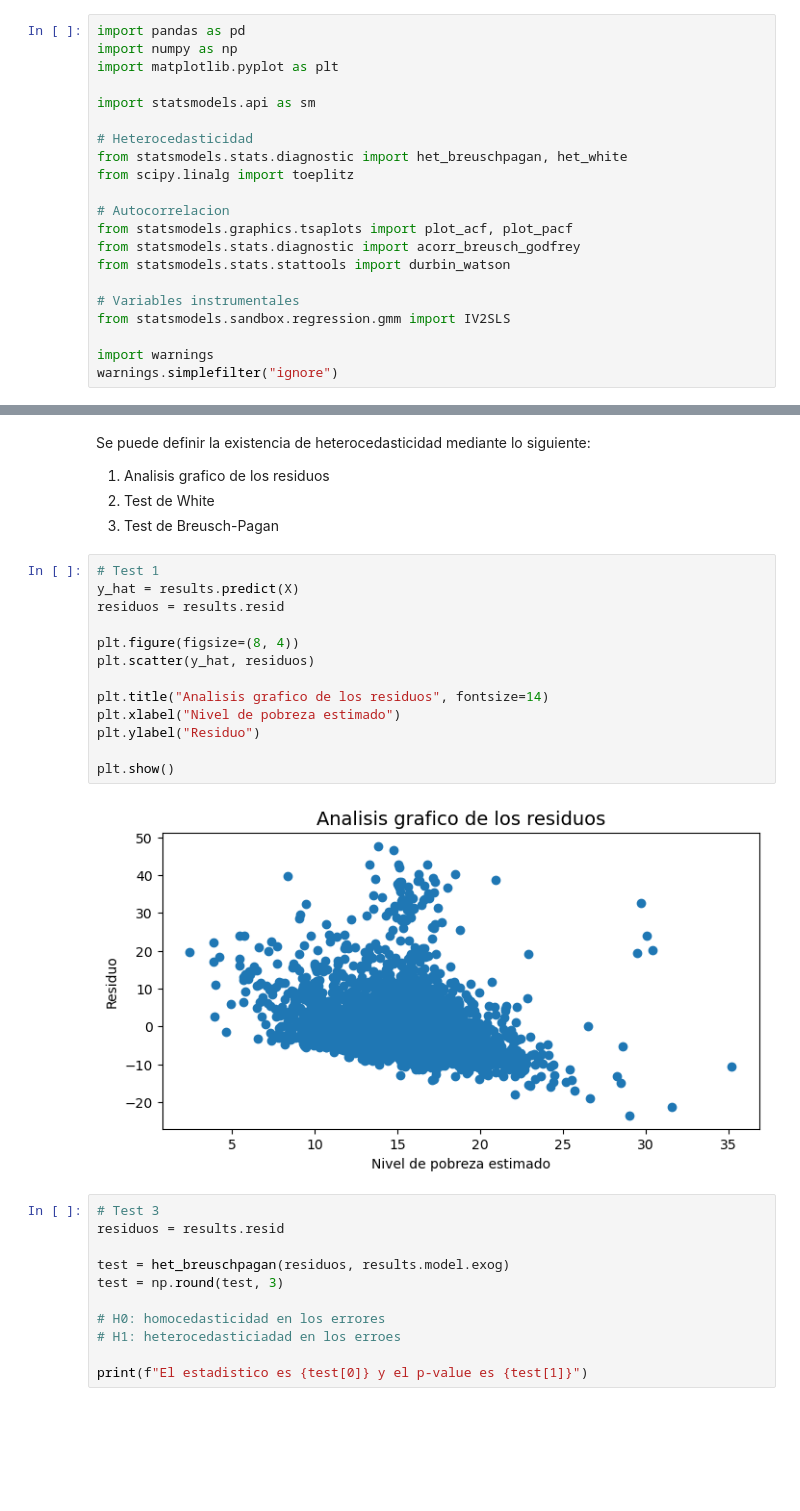
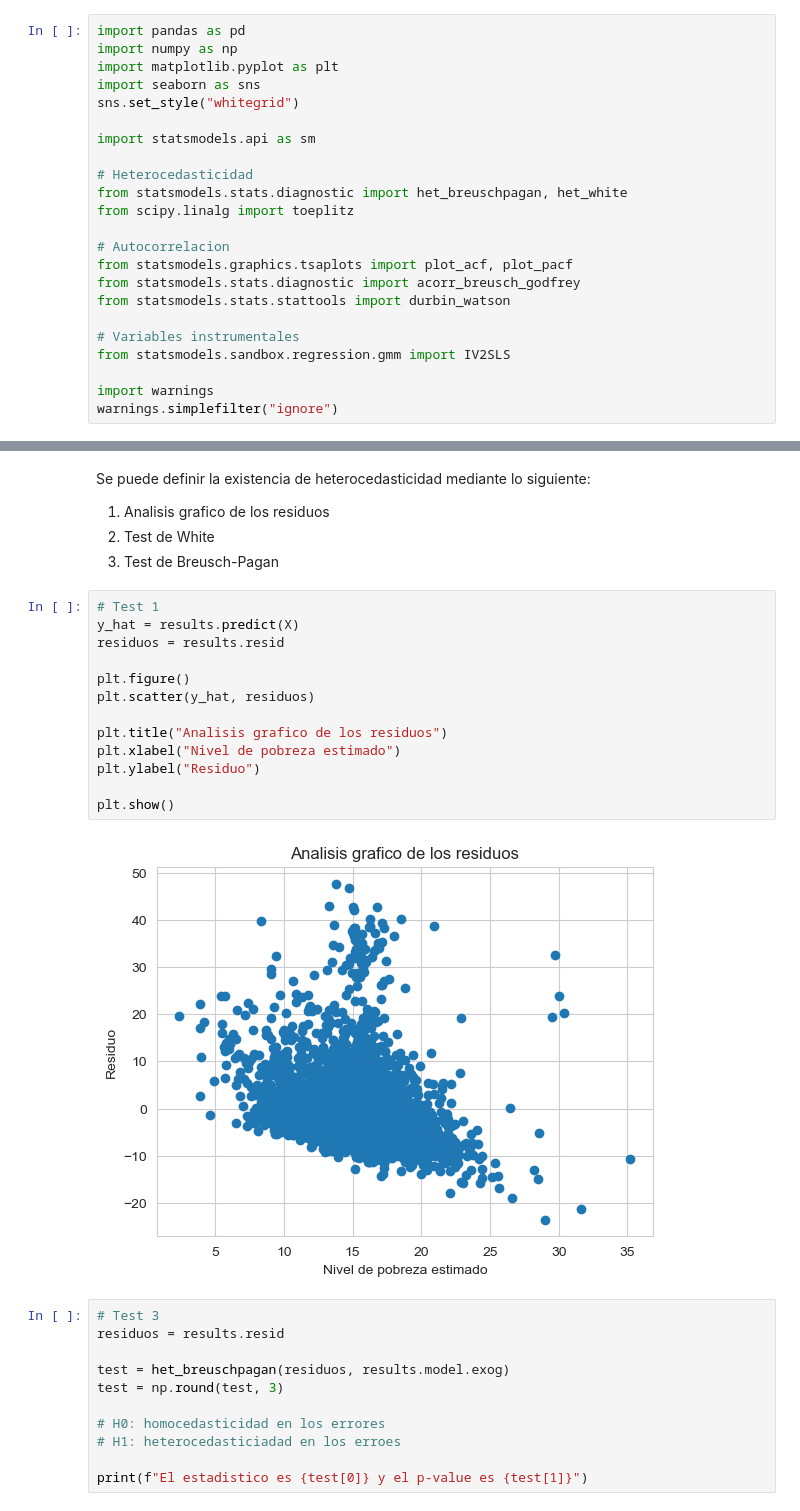
Before and after one commit to mauricioalvaradoo/econometrics, a Jupyter notebook: microeconometrics/3 no_assumptions.ipynb, the cells around one changed output, grey strips where cells are left out. Cells and saved outputs as stored; diff of their text form; blank space fills up the shorter version.

```diff
--- a/microeconometrics/3 no_assumptions.ipynb
+++ b/microeconometrics/3 no_assumptions.ipynb
@@ -8,6 +8,8 @@ Debido a que los supuestos en muchos casos suelen ser muy específicos, existen
 import pandas as pd
 import numpy as np
 import matplotlib.pyplot as plt
+import seaborn as sns
+sns.set_style("whitegrid")
 
 import statsmodels.api as sm
 
@@ -90,18 +92,18 @@ Se puede definir la existencia de heterocedasticidad mediante lo siguiente:
 # %%
 # Test 1
 y_hat = results.predict(X)
 residuos = results.resid
 
-plt.figure(figsize=(8, 4))
+plt.figure()
 plt.scatter(y_hat, residuos)
 
-plt.title("Analisis grafico de los residuos", fontsize=14)
+plt.title("Analisis grafico de los residuos")
 plt.xlabel("Nivel de pobreza estimado")
 plt.ylabel("Residuo")
 
 plt.show()
 # %% [output]
-[figure, old version]
+[figure, new version]
 # %%
 # Test 3
 residuos = results.resid
```
Also changed, not shown: parts of 12 cells of this notebook, 14 other files.
